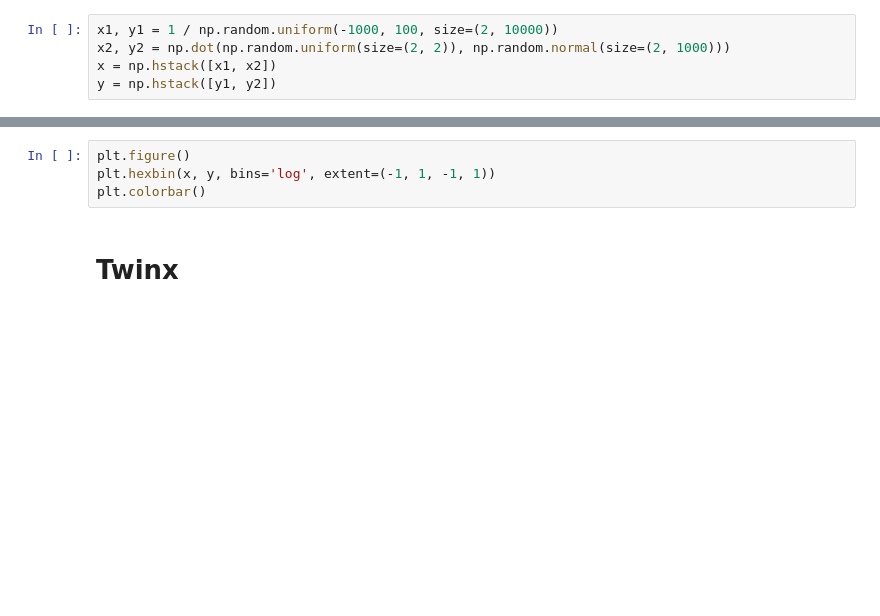
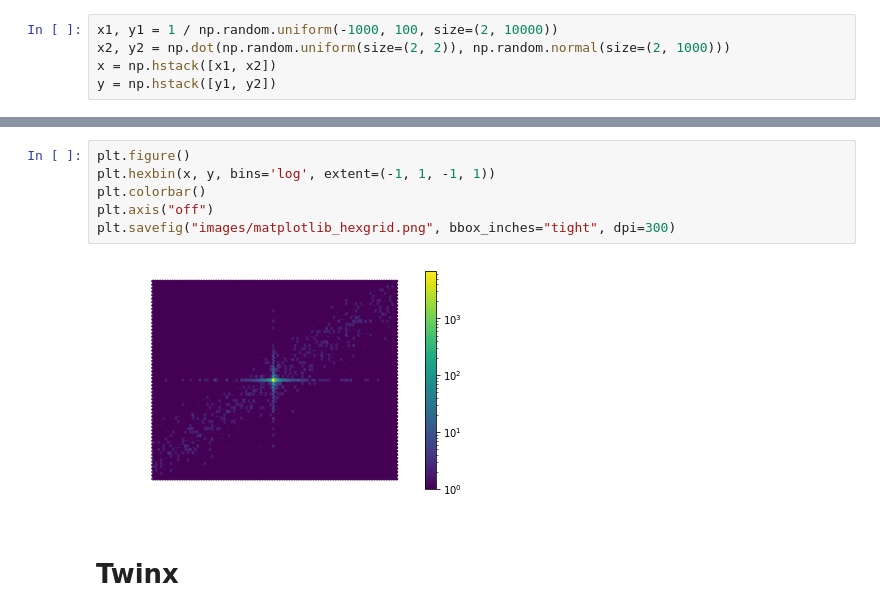
Before and after one commit to amueller/COMS4995-s19, a Jupyter notebook: slides/aml-03-matplotlib/aml-03-012517.ipynb, the cells around one changed output, grey strips where cells are left out. Cells and saved outputs as stored; diff of their text form; blank space fills up the shorter version.

Commit message:
some additions to matplotlib notebook

```diff
--- a/slides/aml-03-matplotlib/aml-03-012517.ipynb
+++ b/slides/aml-03-matplotlib/aml-03-012517.ipynb
@@ -780,7 +824,11 @@ ax[2].scatter(x, y, alpha=.01)
 # %%
 plt.figure()
 plt.hexbin(x, y, bins='log', extent=(-1, 1, -1, 1))
 plt.colorbar()
+plt.axis("off")
+plt.savefig("images/matplotlib_hexgrid.png", bbox_inches="tight", dpi=300)
+# %% [output]
+[figure, added]
 # %% [markdown]
 # Twinx
 # %%
```
Also changed, not shown: parts of 25 cells of this notebook.
